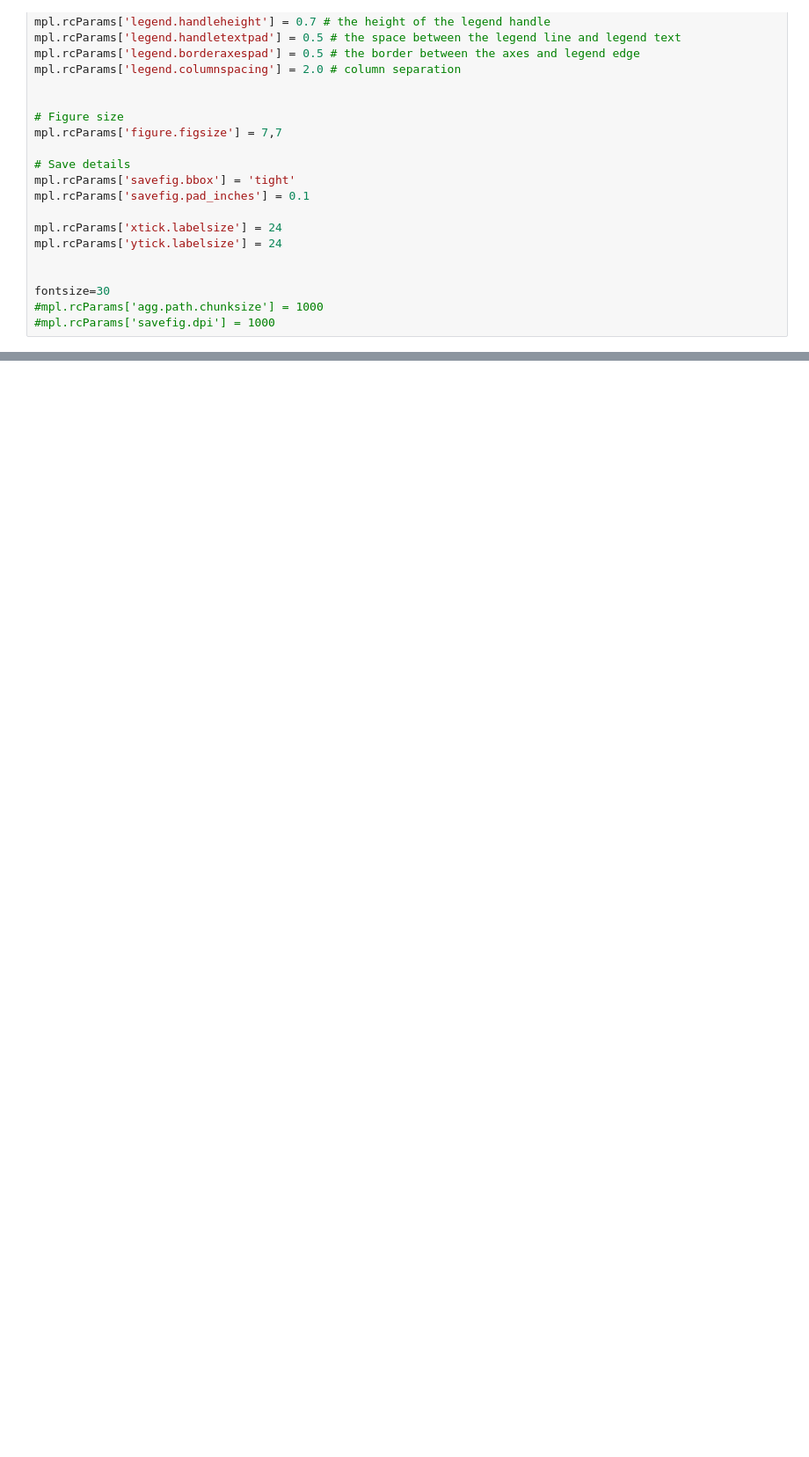
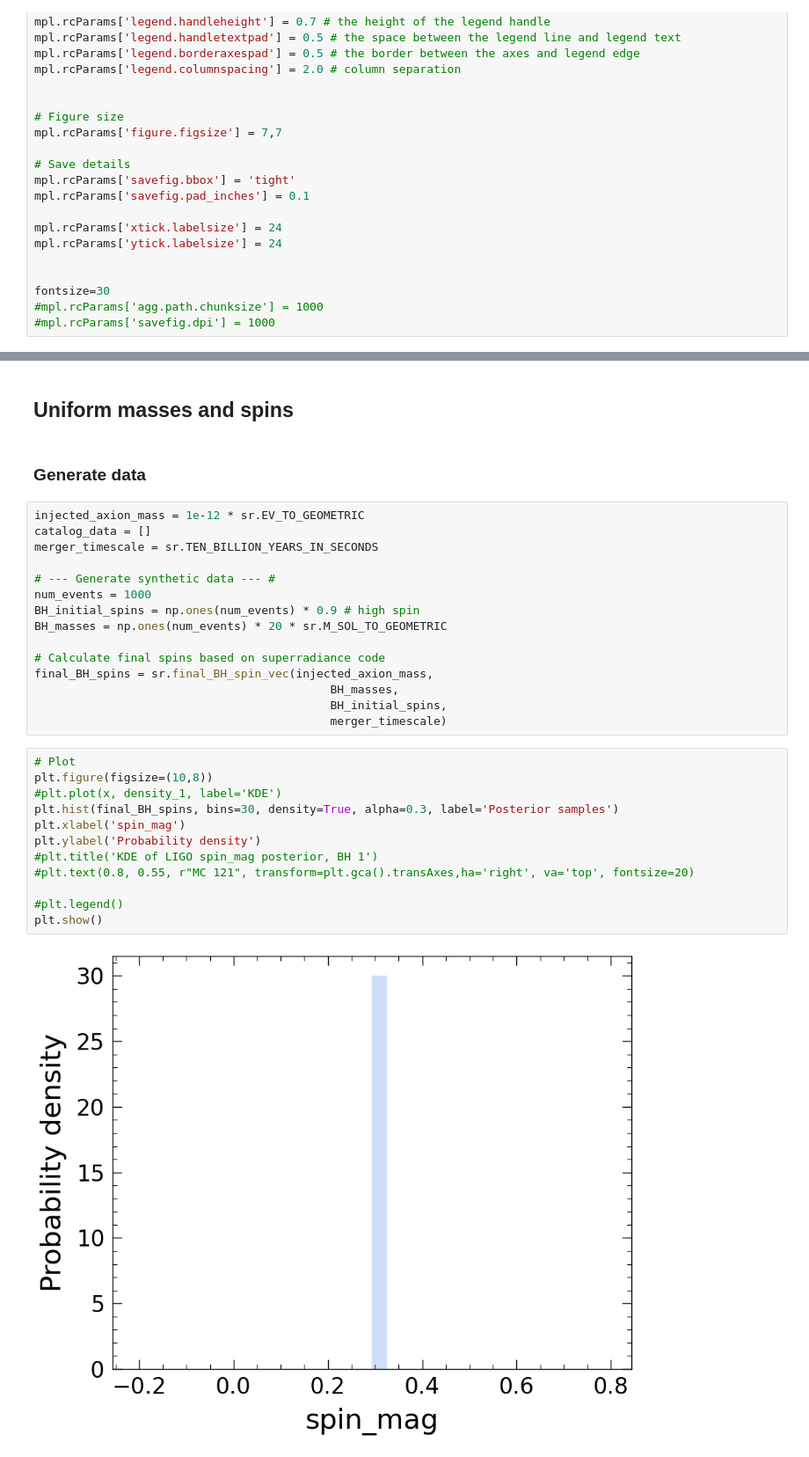
Before and after one commit to clwelch03/BH-superradiance, a Jupyter notebook: src/signal_injection.ipynb, the cells around one changed output, grey strips where cells are left out. Shown at 88% size. Drawn from its saved outputs; the diff is of its cells as text; blank space fills up the shorter version.

```diff
--- a/src/signal_injection.ipynb
+++ b/src/signal_injection.ipynb
@@ -149,0 +243,33 @@ plt.show()
+# %% [markdown]
+## Uniform masses and spins
+# %% [markdown]
+### Generate data
+# %%
+injected_axion_mass = 1e-12 * sr.EV_TO_GEOMETRIC
+catalog_data = []
+merger_timescale = sr.TEN_BILLION_YEARS_IN_SECONDS
+
+# --- Generate synthetic data --- #
+num_events = 1000
+BH_initial_spins = np.ones(num_events) * 0.9 # high spin
+BH_masses = np.ones(num_events) * 20 * sr.M_SOL_TO_GEOMETRIC
+
+# Calculate final spins based on superradiance code
+final_BH_spins = sr.final_BH_spin_vec(injected_axion_mass,
+                                           BH_masses,
+                                           BH_initial_spins,
+                                           merger_timescale)
+# %%
+# Plot
+plt.figure(figsize=(10,8))
+#plt.plot(x, density_1, label='KDE')
+plt.hist(final_BH_spins, bins=30, density=True, alpha=0.3, label='Posterior samples')
+plt.xlabel('spin_mag')
+plt.ylabel('Probability density')
+#plt.title('KDE of LIGO spin_mag posterior, BH 1')
+#plt.text(0.8, 0.55, r"MC 121", transform=plt.gca().transAxes,ha='right', va='top', fontsize=20)
+
+#plt.legend()
+plt.show()
+# %% [output]
+[figure, added]
```
Also changed, not shown: parts of 20 cells of this notebook, 4 other files.
